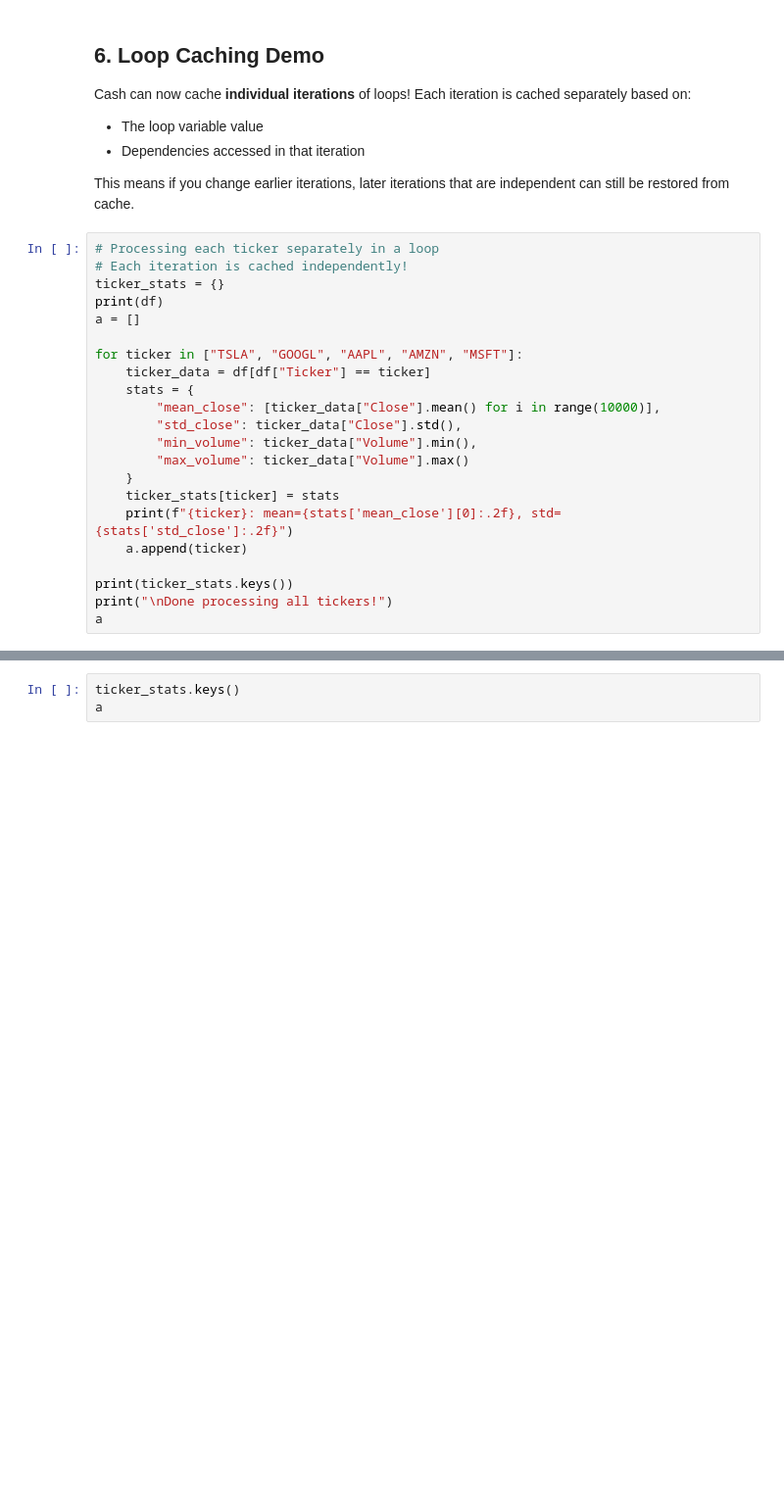
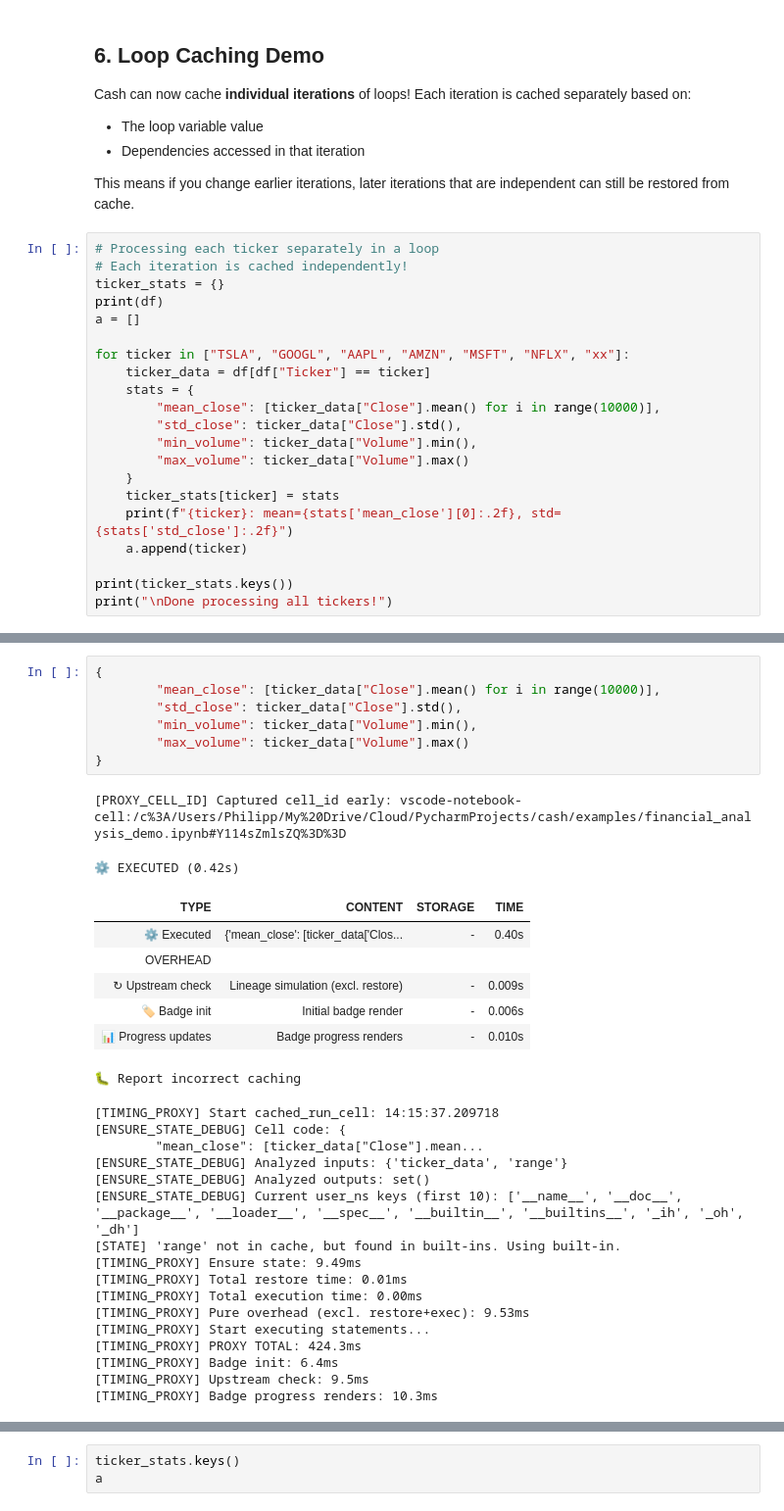
Before and after one commit to galgtonold/cash, a Jupyter notebook: examples/financial_analysis_demo.ipynb, the cells around one changed output, grey strips where cells are left out. Shown at 98% size. Cells and saved outputs as stored; diff of their text form; blank space fills up the shorter version.

```diff
--- a/examples/financial_analysis_demo.ipynb
+++ b/examples/financial_analysis_demo.ipynb
@@ -203,7 +233,7 @@ ticker_stats = {}
 print(df)
 a = []
 
-for ticker in ["TSLA", "GOOGL", "AAPL", "AMZN", "MSFT"]:
+for ticker in ["TSLA", "GOOGL", "AAPL", "AMZN", "MSFT", "NFLX", "xx"]:
     ticker_data = df[df["Ticker"] == ticker]
     stats = {
         "mean_close": [ticker_data["Close"].mean() for i in range(10000)],
@@ -217,6 +247,5 @@ for ticker in ["TSLA", "GOOGL", "AAPL", "AMZN", "MSFT"]:
 
 print(ticker_stats.keys())
 print("\nDone processing all tickers!")
-a
 # %% [output]
 [PROXY_CELL_ID] Captured cell_id early: vscode-notebook-cell:/c%3A/Users/Philipp/My%20Drive/Cloud/PycharmProjects/cash/examples/financial_analysis_demo.ipynb#X23sZmlsZQ%3D%3D
@@ -256,0 +294,33 @@ a
+# %%
+{
+        "mean_close": [ticker_data["Close"].mean() for i in range(10000)],
+        "std_close": ticker_data["Close"].std(),
+        "min_volume": ticker_data["Volume"].min(),
+        "max_volume": ticker_data["Volume"].max()
+}
+# %% [output]
+[PROXY_CELL_ID] Captured cell_id early: vscode-notebook-cell:/c%3A/Users/Philipp/My%20Drive/Cloud/PycharmProjects/cash/examples/financial_analysis_demo.ipynb#Y114sZmlsZQ%3D%3D
+⚙️ EXECUTED (0.42s)
+| TYPE | CONTENT | STORAGE | TIME |
+| ⚙️ Executed | {'mean_close': [ticker_data['Clos... | - | 0.40s |
+| OVERHEAD |  |  |  |
+| ↻ Upstream check | Lineage simulation (excl. restore) | - | 0.009s |
+| 🏷️ Badge init | Initial badge render | - | 0.006s |
+| 📊 Progress updates | Badge progress renders | - | 0.010s |
+🐛 Report incorrect caching
+[TIMING_PROXY] Start cached_run_cell: 14:15:37.209718
+[ENSURE_STATE_DEBUG] Cell code: {
+        "mean_close": [ticker_data["Close"].mean...
+[ENSURE_STATE_DEBUG] Analyzed inputs: {'ticker_data', 'range'}
+[ENSURE_STATE_DEBUG] Analyzed outputs: set()
+[ENSURE_STATE_DEBUG] Current user_ns keys (first 10): ['__name__', '__doc__', '__package__', '__loader__', '__spec__', '__builtin__', '__builtins__', '_ih', '_oh', '_dh']
+[STATE] 'range' not in cache, but found in built-ins. Using built-in.
+[TIMING_PROXY] Ensure state: 9.49ms
+[TIMING_PROXY] Total restore time: 0.01ms
+[TIMING_PROXY] Total execution time: 0.00ms
+[TIMING_PROXY] Pure overhead (excl. restore+exec): 9.53ms
+[TIMING_PROXY] Start executing statements...
+[TIMING_PROXY] PROXY TOTAL: 424.3ms
+[TIMING_PROXY] Badge init: 6.4ms
+[TIMING_PROXY] Upstream check: 9.5ms
+[TIMING_PROXY] Badge progress renders: 10.3ms
```
Also changed, not shown: parts of 8 cells of this notebook, 1 other file.
